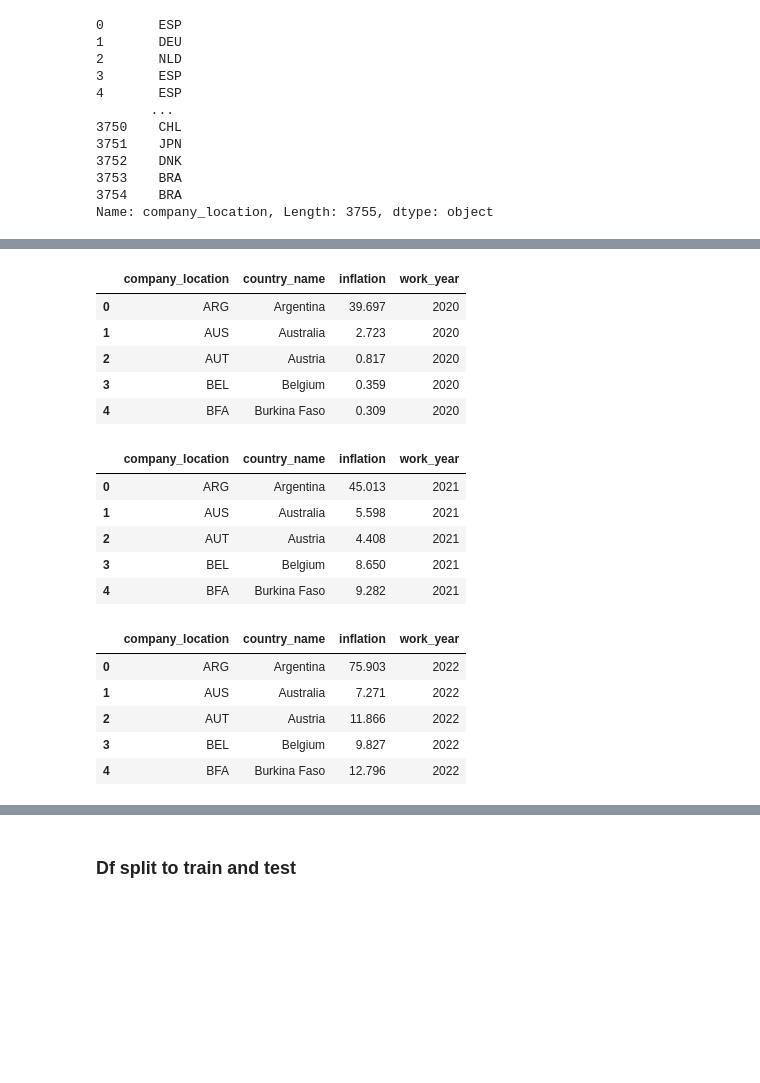
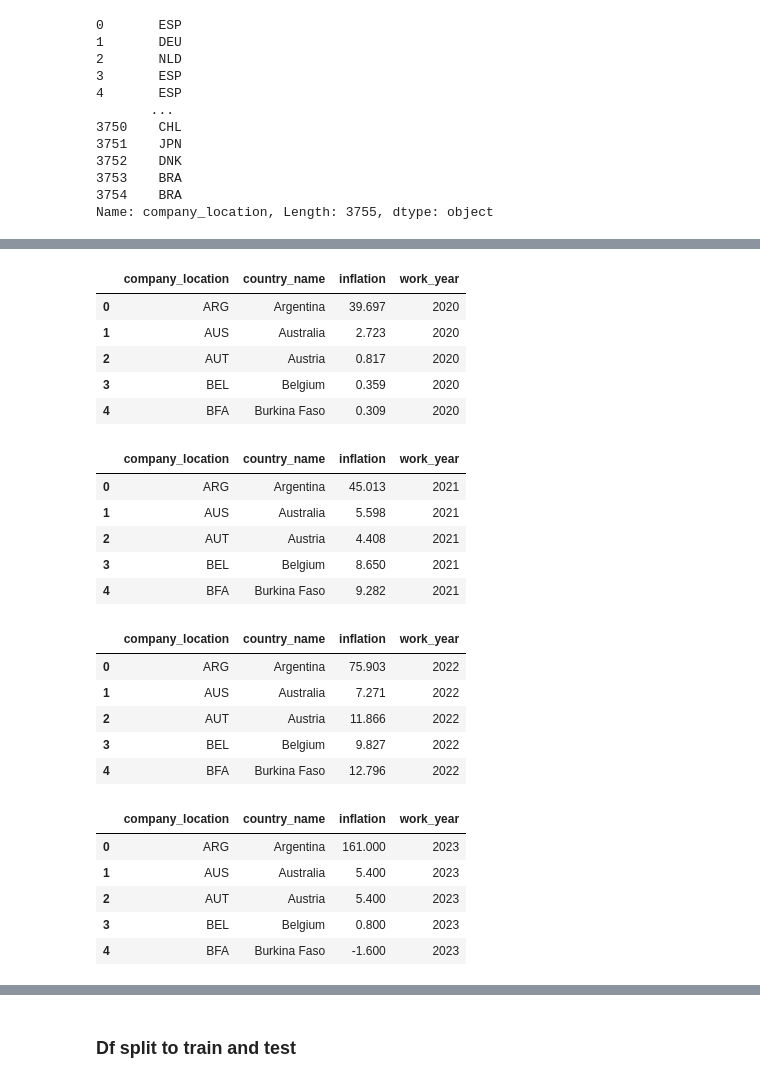
Before and after one commit to rvewebs/ds_salary, a Jupyter notebook: ds_salary.ipynb, the cells around one changed output, grey strips where cells are left out. Drawn from its saved outputs; the diff is of its cells as text; code cells hidden in the pictures; blank space fills up the shorter version.

```diff
--- a/ds_salary.ipynb
+++ b/ds_salary.ipynb
@@ -415,33 +417,36 @@ def rename_cols(df, cols):
     return df
-# %%
-def rename_cols(df, cols):
-    df.columns = cols
-    return df
 # %%
 cols = ['company_location', 'country_name', 'inflation', 'work_year']
 
 rename_cols(df_temp_2020, cols)
 rename_cols(df_temp_2021, cols)
 rename_cols(df_temp_2022, cols)
+rename_cols(df_temp_2023, cols)
 
-display(df_temp_2020.head(), df_temp_2021.head(), df_temp_2022.head())
+display(df_temp_2020.head(), df_temp_2021.head(), df_temp_2022.head(), df_temp_2023.head())
 # %% [output]
 |  | company_location | country_name | inflation | work_year |
 | 0 | ARG | Argentina | 39.697 | 2020 |
 | 1 | AUS | Australia | 2.723 | 2020 |
 | 2 | AUT | Austria | 0.817 | 2020 |
 | 3 | BEL | Belgium | 0.359 | 2020 |
 | 4 | BFA | Burkina Faso | 0.309 | 2020 |
 |  | company_location | country_name | inflation | work_year |
 | 0 | ARG | Argentina | 45.013 | 2021 |
 | 1 | AUS | Australia | 5.598 | 2021 |
 | 2 | AUT | Austria | 4.408 | 2021 |
 | 3 | BEL | Belgium | 8.650 | 2021 |
 | 4 | BFA | Burkina Faso | 9.282 | 2021 |
 |  | company_location | country_name | inflation | work_year |
 | 0 | ARG | Argentina | 75.903 | 2022 |
 | 1 | AUS | Australia | 7.271 | 2022 |
 | 2 | AUT | Austria | 11.866 | 2022 |
 | 3 | BEL | Belgium | 9.827 | 2022 |
 | 4 | BFA | Burkina Faso | 12.796 | 2022 |
+|  | company_location | country_name | inflation | work_year |
+| 0 | ARG | Argentina | 161.000 | 2023 |
+| 1 | AUS | Australia | 5.400 | 2023 |
+| 2 | AUT | Austria | 5.400 | 2023 |
+| 3 | BEL | Belgium | 0.800 | 2023 |
+| 4 | BFA | Burkina Faso | -1.600 | 2023 |
 # %%
```
Also changed, not shown: parts of 10 cells of this notebook.
